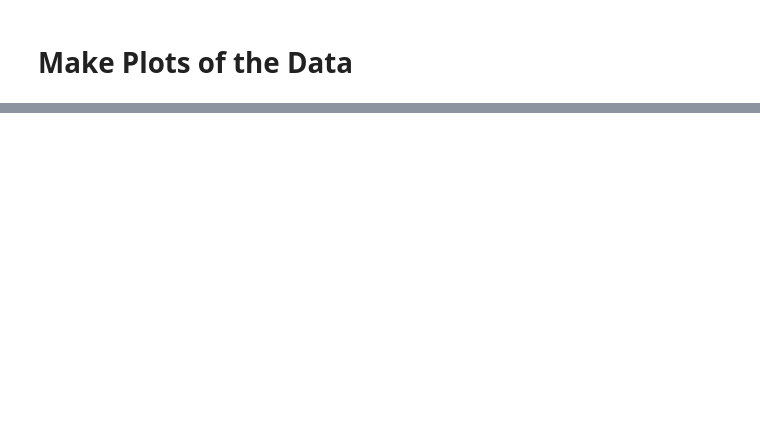
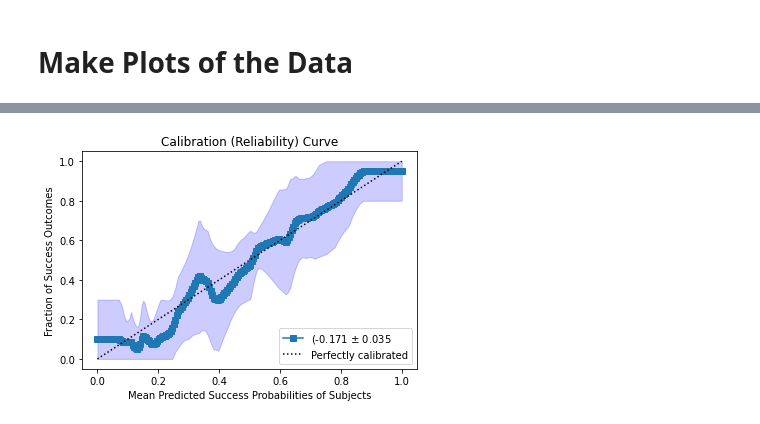
Before and after one commit to adam2392/interictal_study, a Jupyter notebook: notebooks/plot_source_sink_validation.ipynb, the cells around one changed output, grey strips where cells are left out. Saved outputs shown, nothing was run; the diff lists cells and outputs as text; code cells hidden in the pictures; blank space fills up the shorter version.

```diff
--- a/notebooks/plot_source_sink_validation.ipynb
+++ b/notebooks/plot_source_sink_validation.ipynb
@@ -129,0 +205,56 @@ for idx in range(n_splits):
+# %%
+frac_pred_vals = []
+mean_pred_values = np.linspace(0, 1.0, 200)
+
+fig, ax = plt.subplots()
+color = "blue"
+for idx in range(n_splits):
+    y_pred_proba = scores[f"{which_set}_y_pred_proba"][idx]
+
+    mean_predicted_value = scores[f"{which_set}_mean_pred_value"][idx]
+    fraction_of_positives = scores[f"{which_set}_fraction_pos"][idx]
+
+    # create a linear interpolation of the calibration
+    interp_frac_positives = np.interp(
+        mean_pred_values, mean_predicted_value, fraction_of_positives
+    )
+
+    # store curves
+    frac_pred_vals.append(interp_frac_positives)
+#     ax.plot(mean_pred_values, interp_frac_positives, "s-", alpha=0.5)
+
+# get the mean calibration curve
+mean_frac_pred_values = np.mean(frac_pred_vals, axis=0)
+ax.plot(
+    mean_pred_values,
+    mean_frac_pred_values,
+    "s-",
+    label=rf"({np.round(mean_brier,3)} $\pm$ {np.round(std_brier, 3)}",
+)
+
+# get upper and lower bound for tpr
+std_fpv = np.std(frac_pred_vals, axis=0)
+tprs_upper = np.minimum(mean_frac_pred_values + std_fpv, 1)
+tprs_lower = np.maximum(mean_frac_pred_values - std_fpv, 0)
+ax.fill_between(
+    mean_pred_values,
+    tprs_lower,
+    tprs_upper,
+    color=color,
+    alpha=0.2,
+    # label=r"$\pm$ 1 std. dev.",
+)
+ax.plot([0, 1], [0, 1], "k:", label="Perfectly calibrated")
+
+
+ax.set(
+    ylabel="Fraction of Success Outcomes",
+    ylim=[-0.05, 1.05],
+    xlabel="Mean Predicted Success Probabilities of Subjects",
+    title="Calibration (Reliability) Curve",
+)
+
+ax.legend(loc="lower right")
+plt.show()
+# %% [output]
+[figure, added]
```
Also changed, not shown: parts of 22 cells of this notebook, 11 other files.
